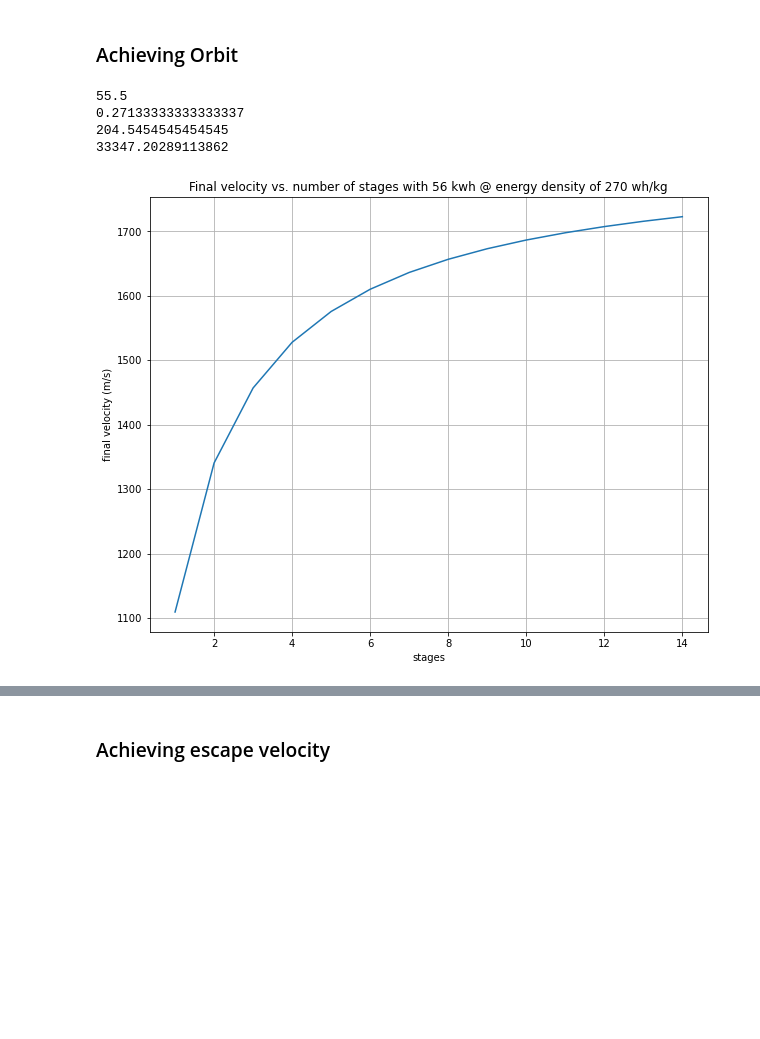
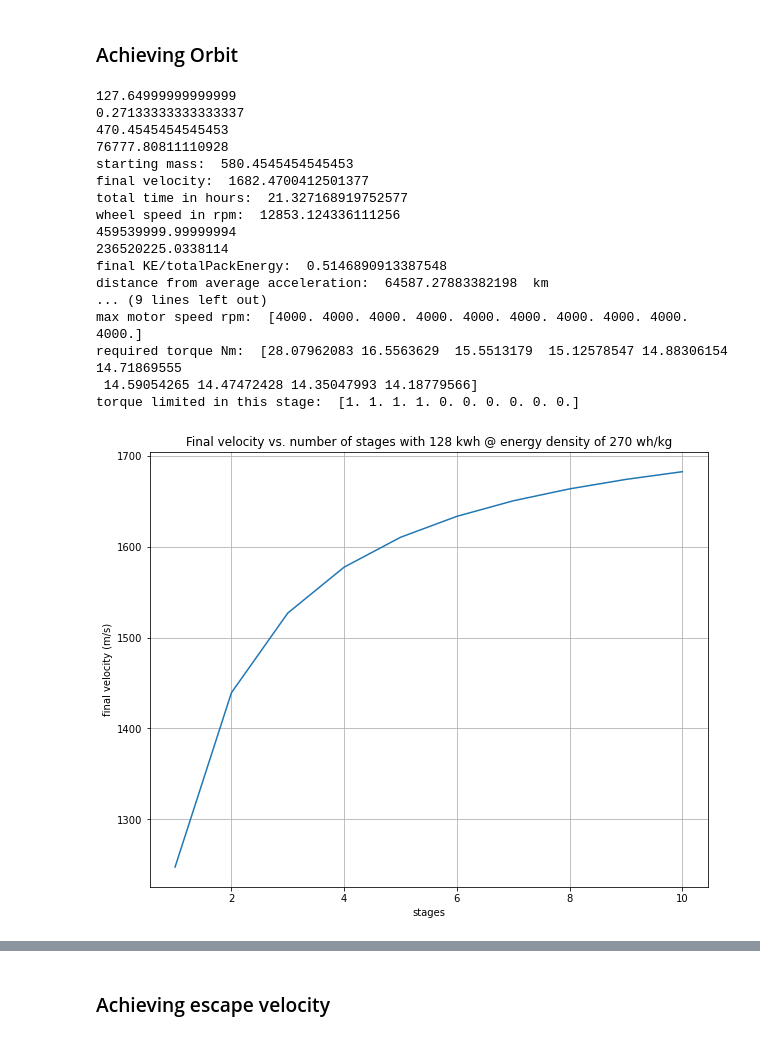
Before and after one commit to slurpsmcgoo/Moonshot6000, a Jupyter notebook: Analysis/MissionDesign.ipynb, the cells around one changed output, grey strips where cells are left out. Saved outputs shown, nothing was run; the diff lists cells and outputs as text; code cells hidden in the pictures; blank space fills up the shorter version.

```diff
--- a/Analysis/MissionDesign.ipynb
+++ b/Analysis/MissionDesign.ipynb
@@ -193,7 +193,7 @@ class stageSimulation:
                 self.batteryPackEnergy = 0
             self.mass = self.riderMass+self.remainingBatteryMass+self.moonBike.mass_wheel_f+self.moonBike.mass_wheel_r
             self.v = math.sqrt((self.batteryPackEnergy+self.KE)*2/(self.mass+(self.moonBike.inertia_f+self.moonBike.inertia_r)/self.moonBike.tireRadius**2))
-            self.KE = 1/2*self.mass*self.v**2+1/2*(self.moonBike.inertia_f+self.moonBike.inertia_r)*(self.v/self.moonBike.tireRadius)**2
+            self.KE = 1/2*self.mass*self.v**2+1/2*(self.moonBike.inertia_f+self.moonBike.inertia_r)*(self.v/self.moonBike.tireRadius)**2-1/2*self.stageMass*self.v**2
             self.usedPackEnergy +=self.batteryPackEnergy
             self.normalForcePerAxle[i] = self.mass/2*(self.lunarGravity-self.v**2/self.radius_moon)
             self.rollingResistancePower[i] = self.Crr*self.normalForcePerAxle[i]*2*self.v
@@ -309,44 +309,58 @@ class stageSimulation:
 # %%
 moonBike = bike(tireRadius=2.5/2,tireWidth = 0.025, wheelRadius = 2.45/2, mass_wheel_f = 5, mass_wheel_r = 5)
 
-totalStoredEnergy = 3600*1000*0.37*10*15
+totalStoredEnergy = 3600*1000*0.37*10*15*2.3
 print(totalStoredEnergy/3600/1000)
 numStages = 1
 packMassPerJoule = 3/2.2/(3600*1000*0.37)*1
 print(1/(packMassPerJoule*3600*1000))
 batteryMass = totalStoredEnergy*packMassPerJoule
 print(batteryMass)
-maxStages = 15
+maxStages = 11
 stageSweep = []
 finalV = []
 percentUsedEnergy = []
 stages = np.arange(1,maxStages)
 for i in stages:
     stageSweep.append(stageSimulation(totalStoredEnergy,i,packMassPerJoule,moonBike))
 for sim in stageSweep:
     sim.simulate()
     finalV.append(sim.v)
     percentUsedEnergy.append(sim.usedPackEnergy)
 plt.figure()
 plt.plot(stages,finalV)
 plt.grid()
-plt.title('Final velocity vs. number of stages with 56 kwh @ energy density of 270 wh/kg')
+plt.title('Final velocity vs. number of stages with 128 kwh @ energy density of 270 wh/kg')
 plt.xlabel('stages')
 plt.ylabel('final velocity (m/s)')
 stageSweep[1].plotMass()
 
 print(stageSweep[9].time)
 
 stageSweep[9].plotV()
 
 stageSweep[9].plotAcc()
 stageSweep[9].plotMass()
 stageSweep[9].plotdV()
 stageSweep[9].plotGearing()
 stageSweep[9].plotTorque()
+stageSweep[9].report()
 # %% [output]
-55.5
+127.64999999999999
 0.27133333333333337
-204.5454545454545
-33347.20289113862
+470.4545454545453
+76777.80811110928
+starting mass:  580.4545454545453
+final velocity:  1682.4700412501377
+total time in hours:  21.327168919752577
+wheel speed in rpm:  12853.124336111256
+459539999.99999994
+236520225.0338114
+final KE/totalPackEnergy:  0.5146890913387548
+distance from average acceleration:  64587.27883382198  km
+... (9 lines left out)
+max motor speed rpm:  [4000. 4000. 4000. 4000. 4000. 4000. 4000. 4000. 4000. 4000.]
+required torque Nm:  [28.07962083 16.5563629  15.5513179  15.12578547 14.88306154 14.71869555
+ 14.59054265 14.47472428 14.35047993 14.18779566]
+torque limited in this stage:  [1. 1. 1. 1. 0. 0. 0. 0. 0. 0.]
-[figure, old version]
+[figure, new version]
```
Also changed, not shown: parts of 2 cells of this notebook.
